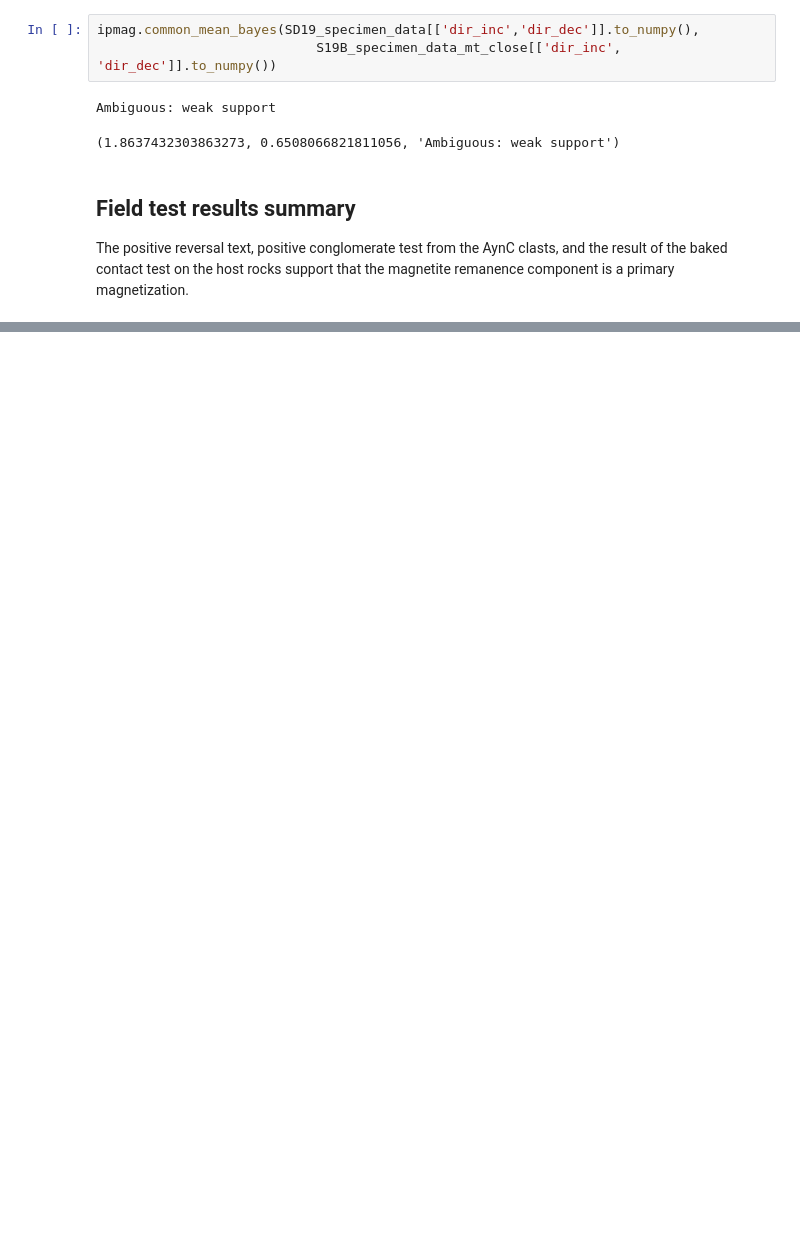
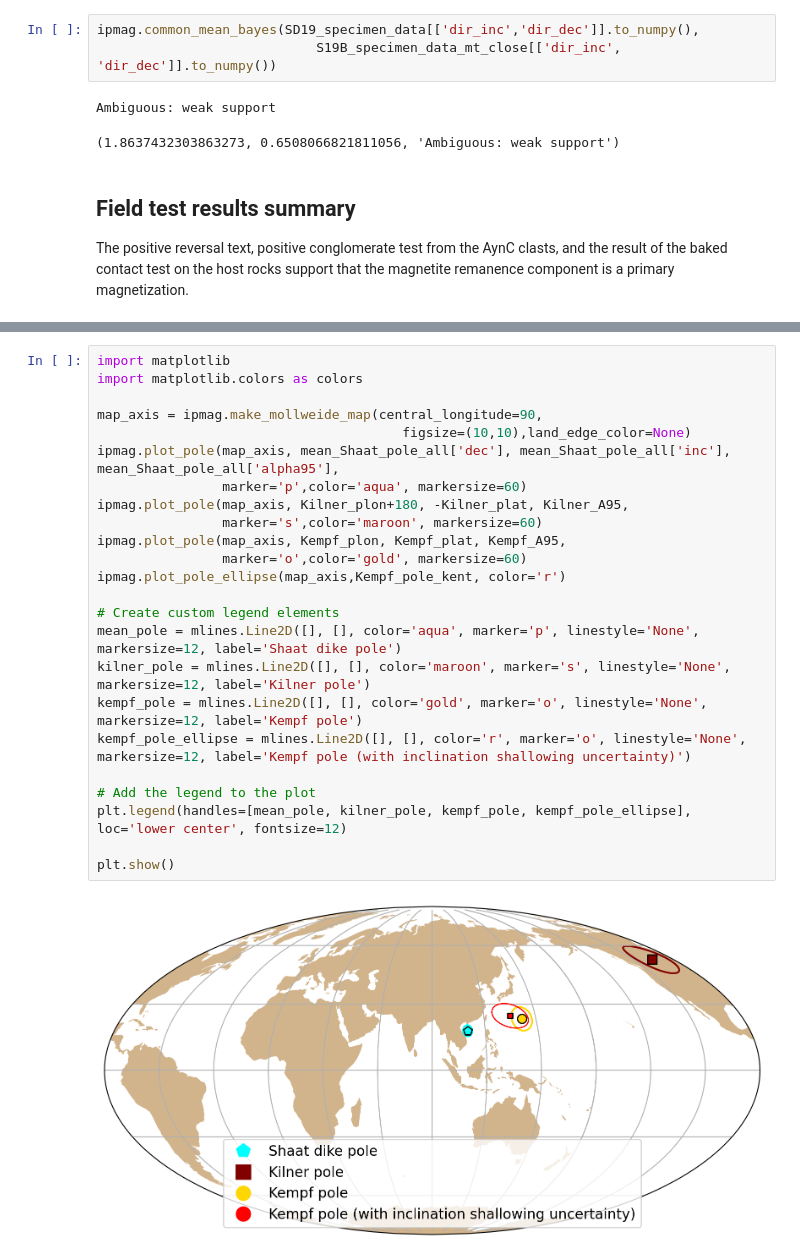
Before and after one commit to Swanson-Hysell-Group/2025_Oman_Paleogeography, a Jupyter notebook: code/dike_paleomagnetism.ipynb, the cells around one changed output, grey strips where cells are left out. Saved outputs shown, nothing was run; the diff lists cells and outputs as text; blank space fills up the shorter version.

```diff
--- a/code/dike_paleomagnetism.ipynb
+++ b/code/dike_paleomagnetism.ipynb
@@ -783,0 +919,26 @@ The positive reversal text, positive conglomerate test from the AynC clasts, and
+# %%
+import matplotlib
+import matplotlib.colors as colors
+
+map_axis = ipmag.make_mollweide_map(central_longitude=90,
+                                       figsize=(10,10),land_edge_color=None)
+ipmag.plot_pole(map_axis, mean_Shaat_pole_all['dec'], mean_Shaat_pole_all['inc'], mean_Shaat_pole_all['alpha95'],
+                marker='p',color='aqua', markersize=60)
+ipmag.plot_pole(map_axis, Kilner_plon+180, -Kilner_plat, Kilner_A95,
+                marker='s',color='maroon', markersize=60)
+ipmag.plot_pole(map_axis, Kempf_plon, Kempf_plat, Kempf_A95,
+                marker='o',color='gold', markersize=60)
+ipmag.plot_pole_ellipse(map_axis,Kempf_pole_kent, color='r')
+
+# Create custom legend elements
+mean_pole = mlines.Line2D([], [], color='aqua', marker='p', linestyle='None', markersize=12, label='Shaat dike pole')
+kilner_pole = mlines.Line2D([], [], color='maroon', marker='s', linestyle='None', markersize=12, label='Kilner pole')
+kempf_pole = mlines.Line2D([], [], color='gold', marker='o', linestyle='None', markersize=12, label='Kempf pole')
+kempf_pole_ellipse = mlines.Line2D([], [], color='r', marker='o', linestyle='None', markersize=12, label='Kempf pole (with inclination shallowing uncertainty)')
+
+# Add the legend to the plot
+plt.legend(handles=[mean_pole, kilner_pole, kempf_pole, kempf_pole_ellipse], loc='lower center', fontsize=12)
+
+plt.show()
+# %% [output]
+[figure, added]
```
Also changed, not shown: parts of 21 cells of this notebook, 1 other file.
